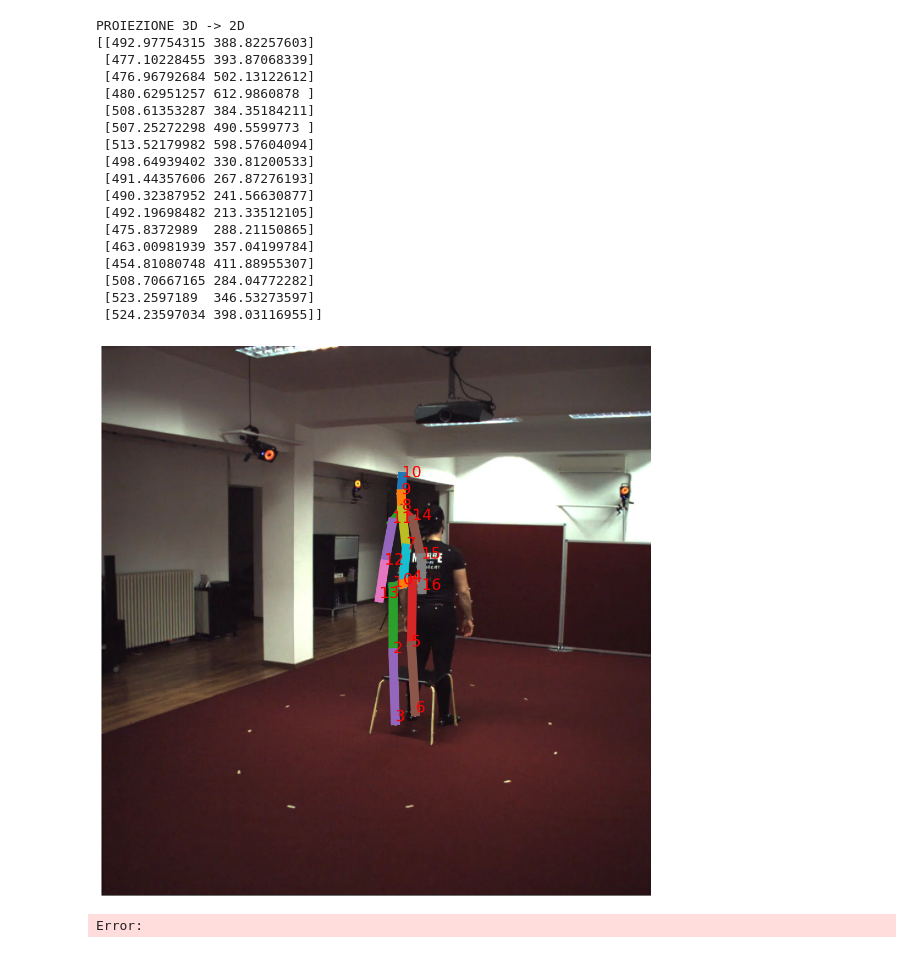
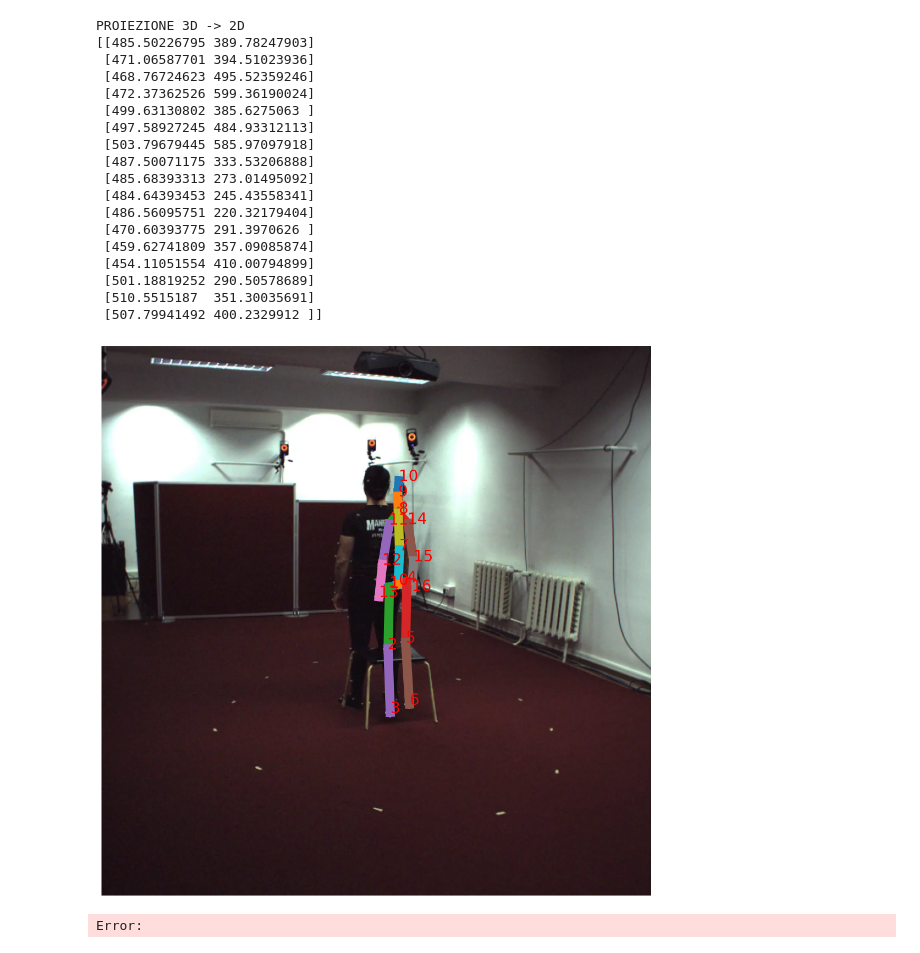
Before and after one commit to adgx/lcn-pose, a Jupyter notebook: visualization/notebooks/visualiza_human_prediction.ipynb, the cells around one changed output. Drawn from its saved outputs; the diff is of its cells as text; code cells hidden in the pictures.

Commit message:
fixed visualization

```diff
--- a/visualization/notebooks/visualiza_human_prediction.ipynb
+++ b/visualization/notebooks/visualiza_human_prediction.ipynb
@@ -26,9 +26,9 @@ data_root = os.path.join(ROOT_PATH, '..', '..', 'dataset')
 
 subset = 'test' # select from ['train']
 subj_name = 's01_t' # subject names for 'train' subset
-digit_subj = re.search(r'\d+', subj_name).group()
+digit_subj = int(re.search(r'\d+', subj_name).group())
 action_name = '147'# action names
-camera_name = '58860488' # select from ['50591643', '58860488', '60457274', '65906101']
+camera_name = '50591643' # select from ['50591643', '58860488', '60457274', '65906101']
  # path to the parent directory (contains test/ meta/)
 dataset_name = 'humansc3d'
 idx_frame = 10
@@ -61,52 +61,52 @@ DBG = 1
 
 if DBG:
     with open(data_pred_path, 'rb') as f:
         dir_preds = pickle.load(f)
-    preds = [item for item in dir_preds if item['videoid'] == action_name and str(item['cameraid']) == camera_name and item['subject'] == digit_subj]
+    preds = [item for item in dir_preds if int(item['videoid']) == int(action_name) and str(item['cameraid']) == camera_name and item['subject'] == digit_subj]
     pred = preds[idx_frame]['result']
 
 else:
     with open(data_pred_path, 'rb') as f:
         preds = pickle.load(f)['result']  # [N, 17, 3]
 
     preds = np.reshape(preds, (-1, 17, 3))
 
     idx = int(action_name) - 139 # action_name starts from 139, so we subtract 139 to get the index
     pred = preds[idx]  # [17, 3]
     #pred = image_to_camera_frame(pose3d_image_frame=pred, box=dataitem_gt[idx]['box'],
     #            camera=dataitem_gt[idx]['camera_param'], rootIdx=0,
     #            root_depth=dataitem_gt[idx]['root_depth'])
 
     #Conversione
     #j3d_in_camera = np.matmul(np.array(pred) - cam_params['extrinsics']['T'], np.transpose(cam_params['extrinsics']['R']))
     #pred = j3d_in_camera
 
 frame = frames[idx_frame]
 #j2d_camera = project_3d_to_2d(j3d_in_camera, cam_params['intrinsics_w_distortion'], 'w_distortion')
 j2d_camera = pred[:, :2]
 print("PROIEZIONE 3D -> 2D")
 print(j2d_camera)
 plot_over_image(frame, j2d_camera)
 # %% [output]
 PROIEZIONE 3D -> 2D
-[[492.97754315 388.82257603]
- [477.10228455 393.87068339]
- [476.96792684 502.13122612]
- [480.62951257 612.9860878 ]
- [508.61353287 384.35184211]
- [507.25272298 490.5599773 ]
- [513.52179982 598.57604094]
- [498.64939402 330.81200533]
- [491.44357606 267.87276193]
- [490.32387952 241.56630877]
- [492.19698482 213.33512105]
- [475.8372989  288.21150865]
- [463.00981939 357.04199784]
- [454.81080748 411.88955307]
- [508.70667165 284.04772282]
- [523.2597189  346.53273597]
- [524.23597034 398.03116955]]
+[[485.50226795 389.78247903]
+ [471.06587701 394.51023936]
+ [468.76724623 495.52359246]
+ [472.37362526 599.36190024]
+ [499.63130802 385.6275063 ]
+ [497.58927245 484.93312113]
+ [503.79679445 585.97097918]
+ [487.50071175 333.53206888]
+ [485.68393313 273.01495092]
+ [484.64393453 245.43558341]
+ [486.56095751 220.32179404]
+ [470.60393775 291.3970626 ]
+ [459.62741809 357.09085874]
+ [454.11051554 410.00794899]
+ [501.18819252 290.50578689]
+ [510.5515187  351.30035691]
+ [507.79941492 400.2329912 ]]
-[figure, old version]
+[figure, new version]
 # %%
 import numpy as np
 import matplotlib.pyplot as plt
```
